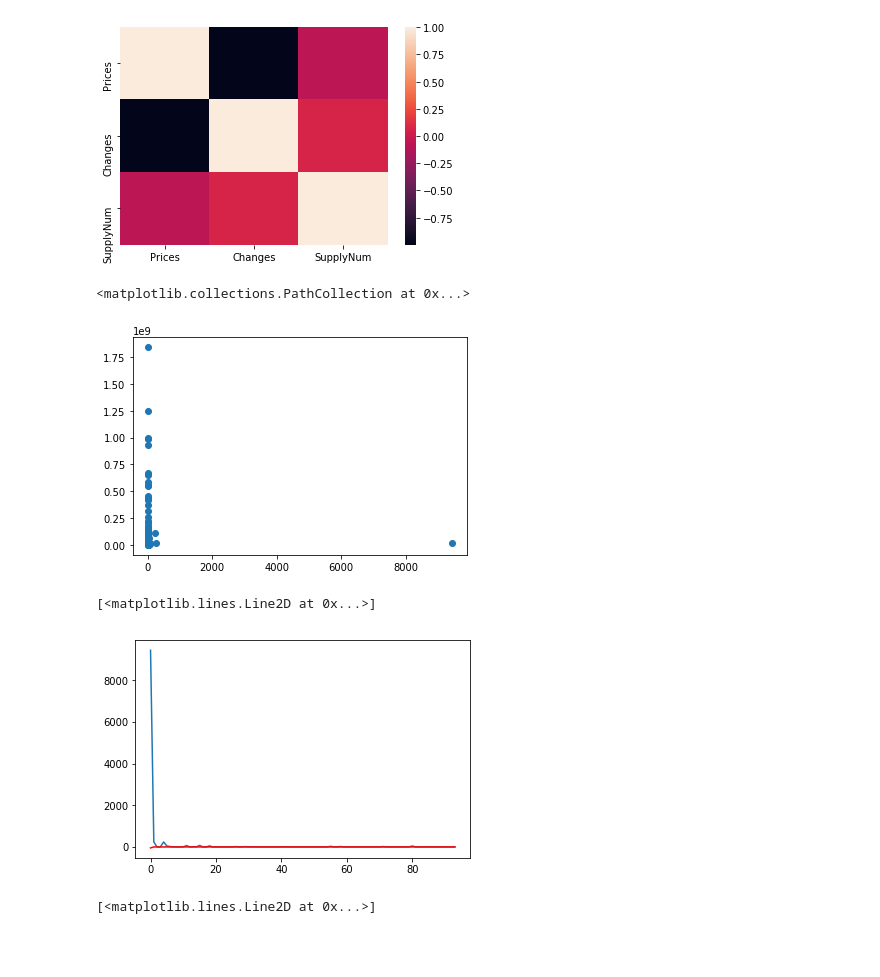
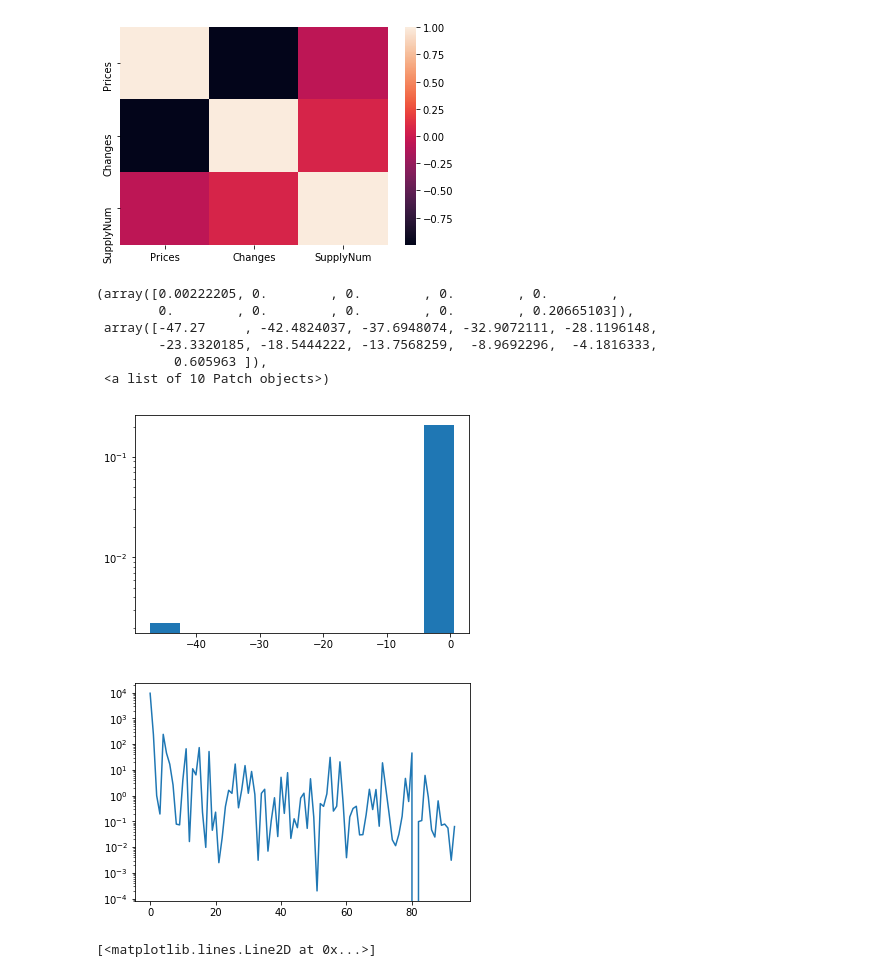
Before and after one commit to harrgrigory/ACA-Machine-Learning, a Jupyter notebook: HW 2/NumPyHomework.ipynb, the cells around one changed output. Drawn from its saved outputs; the diff is of its cells as text; code cells hidden in the pictures; blank space fills up the shorter version.

```diff
--- a/HW 2/NumPyHomework.ipynb
+++ b/HW 2/NumPyHomework.ipynb
@@ -337,17 +337,22 @@ sns.heatmap(corr, xticklabels=corr.columns, yticklabels=corr.columns)
 [figure]
 # %%
 # Plot the prices and supply realtion by scatterplot
-plt.scatter(coins['Prices'], coins['SupplyNum'])
+plt.hist(coins['Changes'], density = True, log=True)
+# sns.kdeplot(coins['Changes'])
 # %% [output]
-<matplotlib.collections.PathCollection at 0x...>
+(array([0.00222205, 0.        , 0.        , 0.        , 0.        ,
+        0.        , 0.        , 0.        , 0.        , 0.20665103]),
+ array([-47.27     , -42.4824037, -37.6948074, -32.9072111, -28.1196148,
+        -23.3320185, -18.5444222, -13.7568259,  -8.9692296,  -4.1816333,
+          0.605963 ]),
+ <a list of 10 Patch objects>)
-[figure, old version]
+[figure, new version]
 # %%
 # Plot the line plot of prices and changes to understand the overall distibution
 plt.plot(coins['Prices'])
-plt.plot(coins['Changes'],'-r')
+plt.yscale('log')
 # %% [output]
-[<matplotlib.lines.Line2D at 0x...>]
-[figure, old version]
+[figure, new version]
 # %%
 # Plot the same for Supply (excluded form the above plot as it had a significant impact on the prices and changes)
 plt.plot(coins['SupplyNum'])
```
Also changed, not shown: parts of 11 cells of this notebook.
